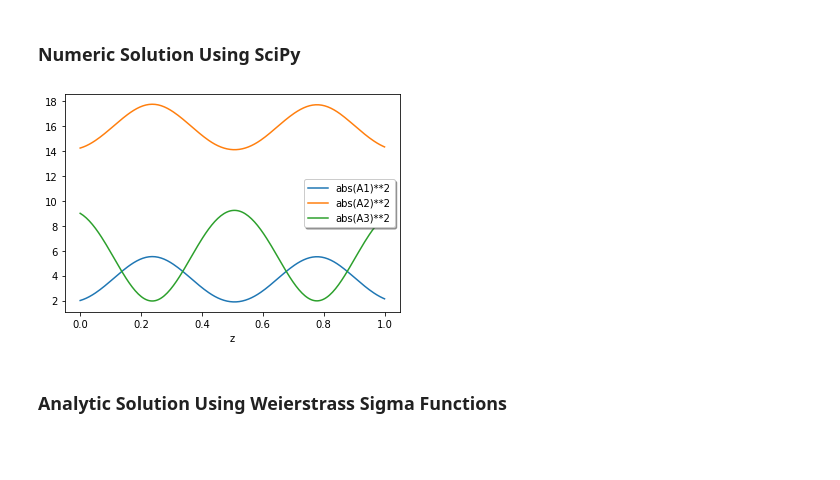
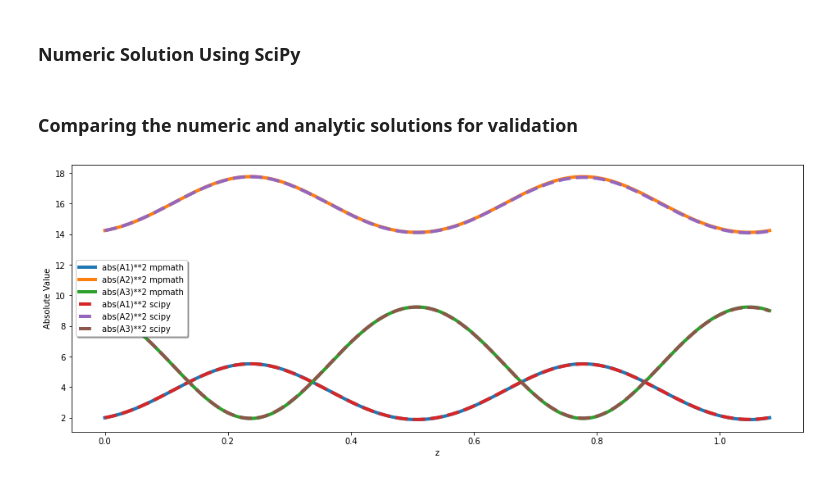
Before and after one commit to HeskethGD/Elliptic-Functions, a Jupyter notebook: Analytic Solutions of Nonlinear Coupled Mode Optics with Quadratic Nonlinearity.ipynb, the cells around one changed output. Drawn from its saved outputs; the diff is of its cells as text; code cells hidden in the pictures; blank space fills up the shorter version.

Commit message:
both solutions on same plot and added phase plot

```diff
--- a/Analytic Solutions of Nonlinear Coupled Mode Optics with Quadratic Nonlinearity.ipynb
+++ b/Analytic Solutions of Nonlinear Coupled Mode Optics with Quadratic Nonlinearity.ipynb
@@ -775,0 +783,12 @@ z_end = 1 # distance to solve over
+# %%
+def mpc_to_float(mpc_val):
+    return float(mpc_val.real) + float(mpc_val.imag)*1j
+
+mpc_to_float_np = vectorize(mpc_to_float)
+
+# The analytic solution
+def sigma_sol(A0, z0, xi, rho, omegas):
+    return lambda z: (
+        A0 * (we.wsigma(-z0, omegas) * we.wsigma(xi + z -z0, omegas) /
+        (we.wsigma(xi - z0, omegas) * we.wsigma(z - z0, omegas))) *mpexp(z * rho)
+    )
@@ -796,24 +866,26 @@ f_ = lambdify((z, h_ri), h_ri_dot)
 h_ri0 = [
     real(A_0[0]), real(A_0[1]), real(A_0[2]), imag(A_0[0]), imag(A_0[1]), imag(A_0[2])
 ]
-n_points_z = 200
-z_eval = linspace(0, z_end, n_points_z) # evaluate integral from z = 0-10 for 50 points
 # Call SciPy's ODE initial value problem solver solve_ivp by passing it
 #   the function f_,
 #   the interval of integration,
 #   the initial state, and
 #   the arguments to pass to the function f (if any)
-solution = scipy.integrate.solve_ivp(f_, (0, 10), h_ri0, t_eval=z_eval)
+solution = scipy.integrate.solve_ivp(f_, (0, z_end), h_ri0, t_eval=z_eval)
 h_ri_sol = solution.y
 
 # complex valued numeric vector solution
 A_sol_scipy = h_ri_sol[0:3] + 1j * h_ri_sol[3:6]
+# %% [markdown]
+### Comparing the numeric and analytic solutions for validation
 # %%
-plt.plot(z_eval, square(absolute(A_sol_scipy.T)))
-plt.legend(['abs(A1)**2', 'abs(A2)**2', 'abs(A3)**2'], shadow=True)
+fig = plt.figure(figsize=(16, 6))
+plt.plot(z_eval, square(absolute(A_sol_mpmath.T)), linestyle="solid", linewidth=4)
+plt.plot(z_eval, square(absolute(A_sol_scipy.T)), linestyle="dashed", linewidth=4)
+plt.legend(['abs(A1)**2 mpmath', 'abs(A2)**2 mpmath', 'abs(A3)**2 mpmath',
+           'abs(A1)**2 scipy', 'abs(A2)**2 scipy', 'abs(A3)**2 scipy'], shadow=True)
+plt.ylabel('Absolute Value')
 plt.xlabel('z')
 plt.show()
 # %% [output]
-[figure, old version]
+[figure, new version]
-# %% [markdown]
-### Analytic Solution Using Weierstrass Sigma Functions
```
Also changed, not shown: parts of 9 cells of this notebook.
